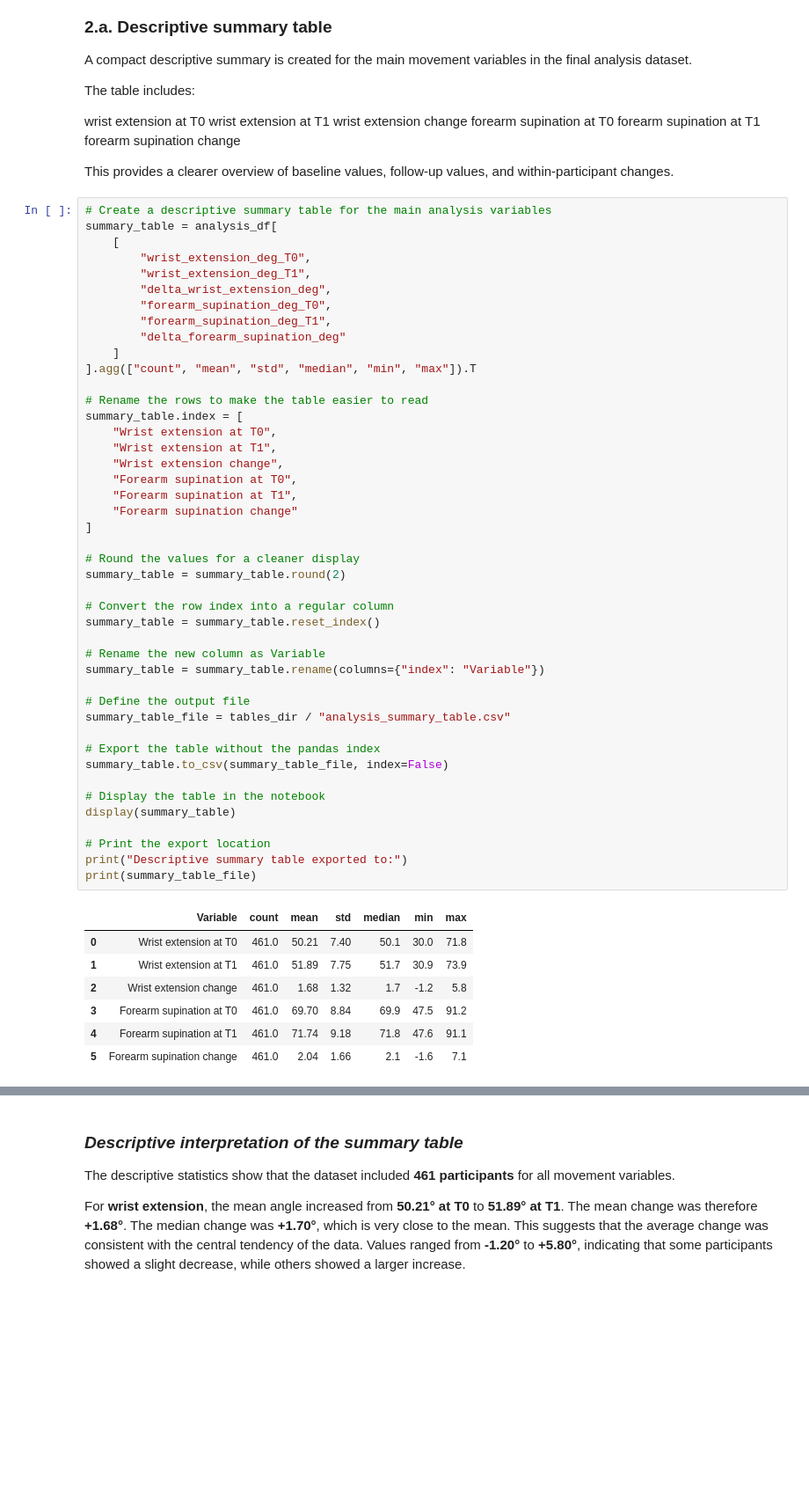
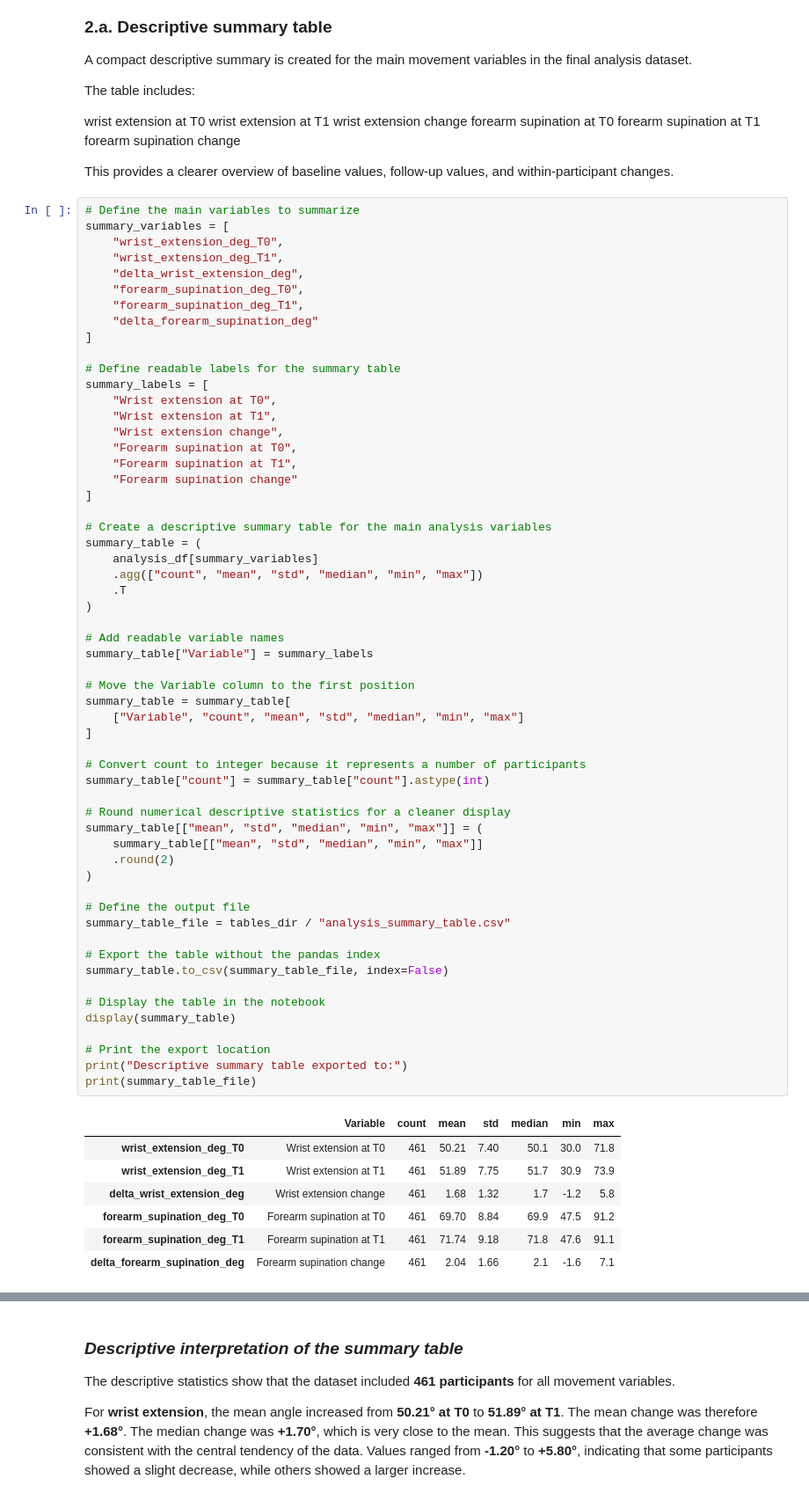
Before and after one commit to jahinnaduplaix/movement-analysis-project, a Jupyter notebook: main.ipynb, the cells around one changed output, grey strips where cells are left out. Shown at 88% size. Cells and saved outputs as stored; diff of their text form; blank space fills up the shorter version.

```diff
--- a/main.ipynb
+++ b/main.ipynb
@@ -900,57 +1074,70 @@ forearm supination change
 
 This provides a clearer overview of baseline values, follow-up values, and within-participant changes.
 # %%
-# Create a descriptive summary table for the main analysis variables
-summary_table = analysis_df[
-    [
-        "wrist_extension_deg_T0",
-        "wrist_extension_deg_T1",
-        "delta_wrist_extension_deg",
-        "forearm_supination_deg_T0",
-        "forearm_supination_deg_T1",
-        "delta_forearm_supination_deg"
-    ]
-].agg(["count", "mean", "std", "median", "min", "max"]).T
+# Define the main variables to summarize
+summary_variables = [
+    "wrist_extension_deg_T0",
+    "wrist_extension_deg_T1",
+    "delta_wrist_extension_deg",
+    "forearm_supination_deg_T0",
+    "forearm_supination_deg_T1",
+    "delta_forearm_supination_deg"
+]
 
-# Rename the rows to make the table easier to read
-summary_table.index = [
+# Define readable labels for the summary table
+summary_labels = [
     "Wrist extension at T0",
     "Wrist extension at T1",
     "Wrist extension change",
     "Forearm supination at T0",
     "Forearm supination at T1",
     "Forearm supination change"
 ]
 
-# Round the values for a cleaner display
-summary_table = summary_table.round(2)
+# Create a descriptive summary table for the main analysis variables
+summary_table = (
+    analysis_df[summary_variables]
+    .agg(["count", "mean", "std", "median", "min", "max"])
+    .T
+)
 
-# Convert the row index into a regular column
-summary_table = summary_table.reset_index()
+# Add readable variable names
+summary_table["Variable"] = summary_labels
 
-# Rename the new column as Variable
-summary_table = summary_table.rename(columns={"index": "Variable"})
+# Move the Variable column to the first position
+summary_table = summary_table[
+    ["Variable", "count", "mean", "std", "median", "min", "max"]
+]
+
+# Convert count to integer because it represents a number of participants
+summary_table["count"] = summary_table["count"].astype(int)
+
+# Round numerical descriptive statistics for a cleaner display
+summary_table[["mean", "std", "median", "min", "max"]] = (
+    summary_table[["mean", "std", "median", "min", "max"]]
+    .round(2)
+)
 
 # Define the output file
 summary_table_file = tables_dir / "analysis_summary_table.csv"
 
 # Export the table without the pandas index
 summary_table.to_csv(summary_table_file, index=False)
 
 # Display the table in the notebook
 display(summary_table)
 
 # Print the export location
 print("Descriptive summary table exported to:")
 print(summary_table_file)
 # %% [output]
 |  | Variable | count | mean | std | median | min | max |
-| 0 | Wrist extension at T0 | 461.0 | 50.21 | 7.40 | 50.1 | 30.0 | 71.8 |
-| 1 | Wrist extension at T1 | 461.0 | 51.89 | 7.75 | 51.7 | 30.9 | 73.9 |
-| 2 | Wrist extension change | 461.0 | 1.68 | 1.32 | 1.7 | -1.2 | 5.8 |
-| 3 | Forearm supination at T0 | 461.0 | 69.70 | 8.84 | 69.9 | 47.5 | 91.2 |
-| 4 | Forearm supination at T1 | 461.0 | 71.74 | 9.18 | 71.8 | 47.6 | 91.1 |
-| 5 | Forearm supination change | 461.0 | 2.04 | 1.66 | 2.1 | -1.6 | 7.1 |
+| wrist_extension_deg_T0 | Wrist extension at T0 | 461 | 50.21 | 7.40 | 50.1 | 30.0 | 71.8 |
+| wrist_extension_deg_T1 | Wrist extension at T1 | 461 | 51.89 | 7.75 | 51.7 | 30.9 | 73.9 |
+| delta_wrist_extension_deg | Wrist extension change | 461 | 1.68 | 1.32 | 1.7 | -1.2 | 5.8 |
+| forearm_supination_deg_T0 | Forearm supination at T0 | 461 | 69.70 | 8.84 | 69.9 | 47.5 | 91.2 |
+| forearm_supination_deg_T1 | Forearm supination at T1 | 461 | 71.74 | 9.18 | 71.8 | 47.6 | 91.1 |
+| delta_forearm_supination_deg | Forearm supination change | 461 | 2.04 | 1.66 | 2.1 | -1.6 | 7.1 |
 Descriptive summary table exported to:
 results\tables_exploratory\analysis_summary_table.csv
 # %% [markdown]
```
Also changed, not shown: parts of 19 cells of this notebook, 4 other files.
